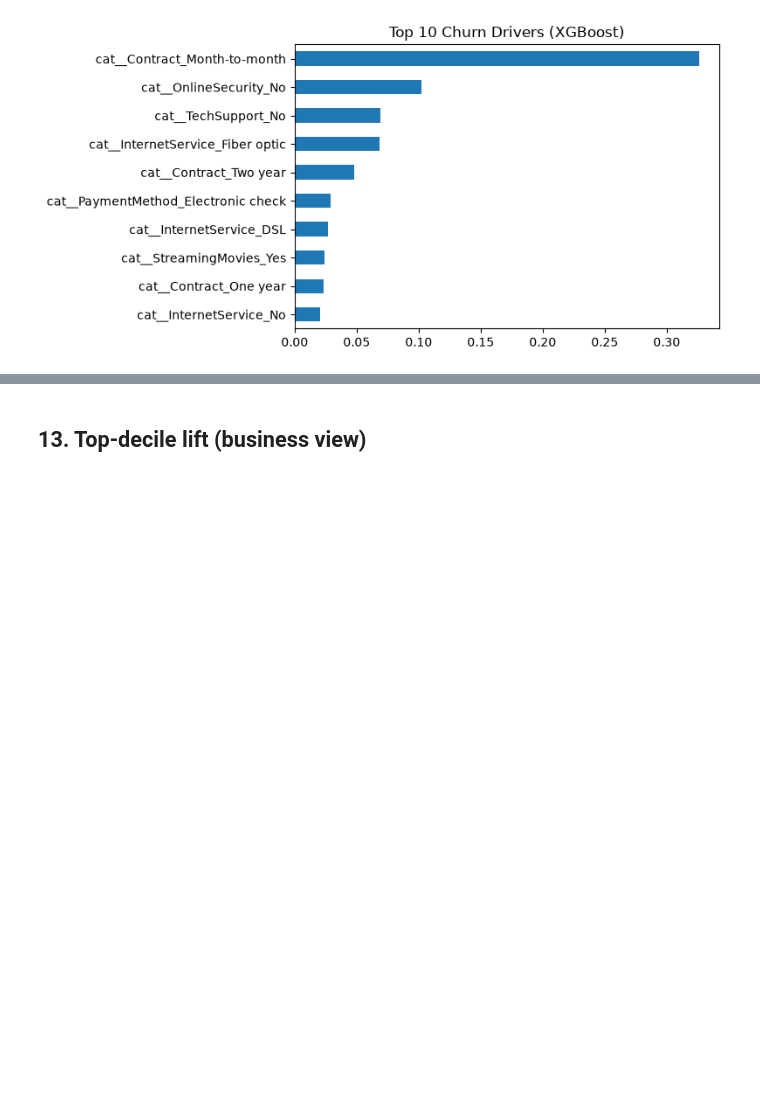
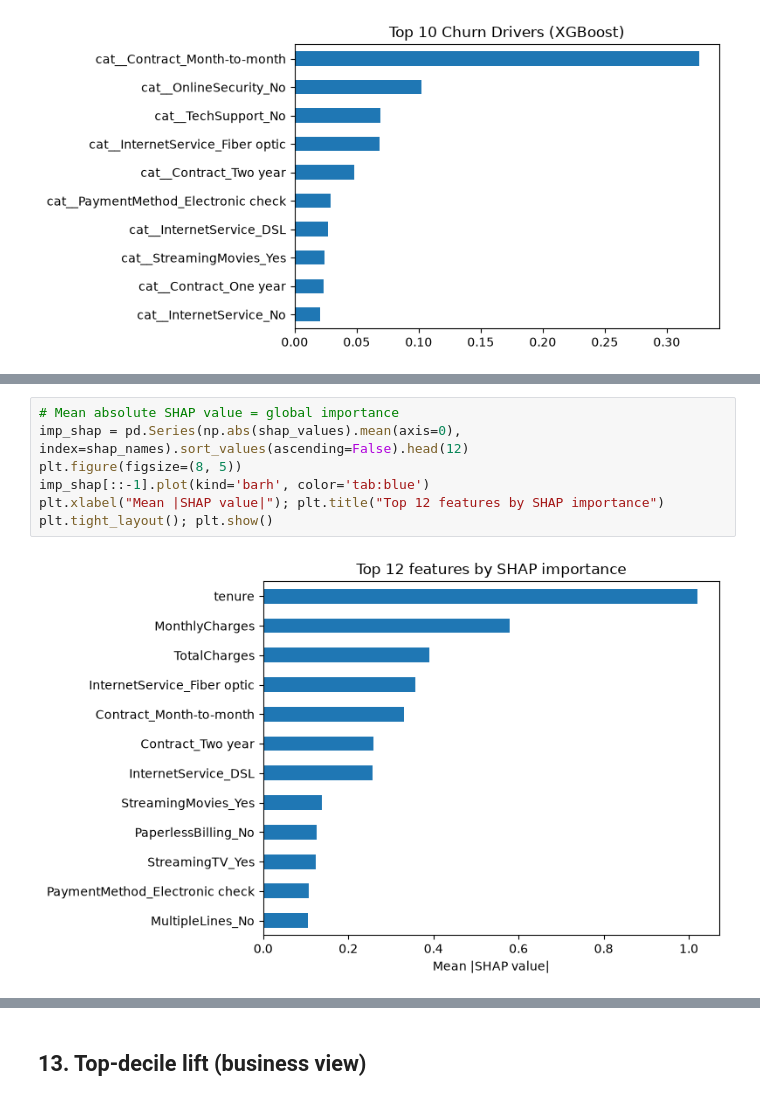
Before and after one commit to mahee0802/FUTURE_ML_02, a Jupyter notebook: notebook/ML_2.ipynb, the cells around one changed output, grey strips where cells are left out. Cells and saved outputs as stored; diff of their text form; blank space fills up the shorter version.

```diff
--- a/notebook/ML_2.ipynb
+++ b/notebook/ML_2.ipynb
@@ -255,0 +339,9 @@ plt.tight_layout(); plt.show()
+# %%
+# Mean absolute SHAP value = global importance
+imp_shap = pd.Series(np.abs(shap_values).mean(axis=0), index=shap_names).sort_values(ascending=False).head(12)
+plt.figure(figsize=(8, 5))
+imp_shap[::-1].plot(kind='barh', color='tab:blue')
+plt.xlabel("Mean |SHAP value|"); plt.title("Top 12 features by SHAP importance")
+plt.tight_layout(); plt.show()
+# %% [output]
+[figure, added]
```
Also changed, not shown: parts of 9 cells of this notebook, 2 other files.
